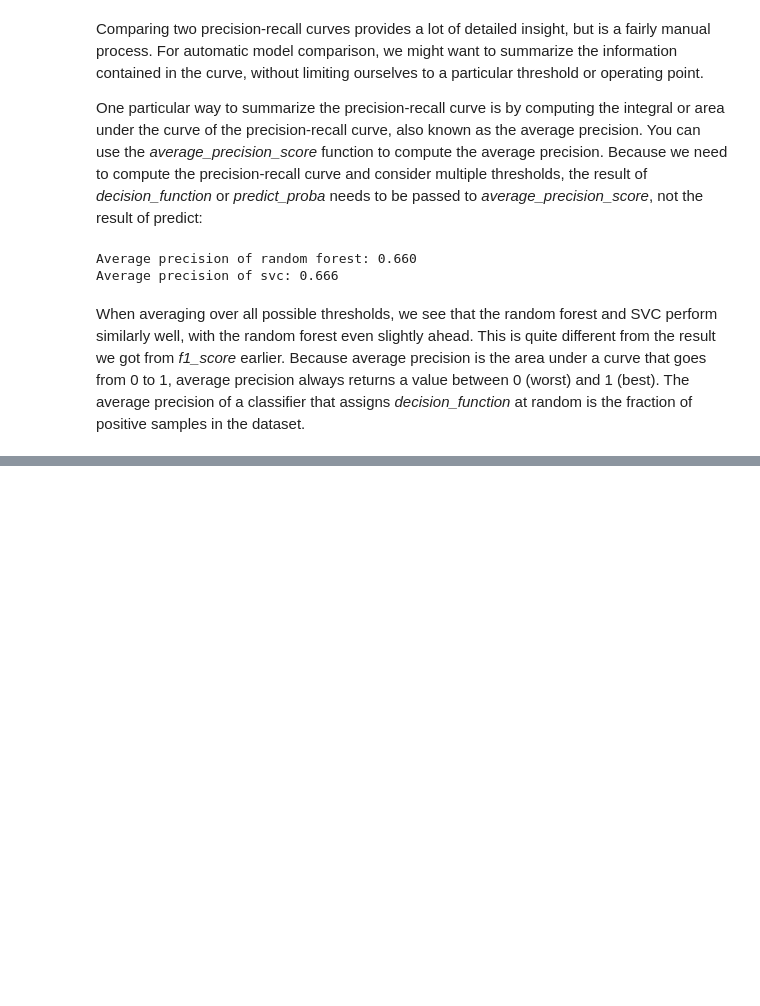
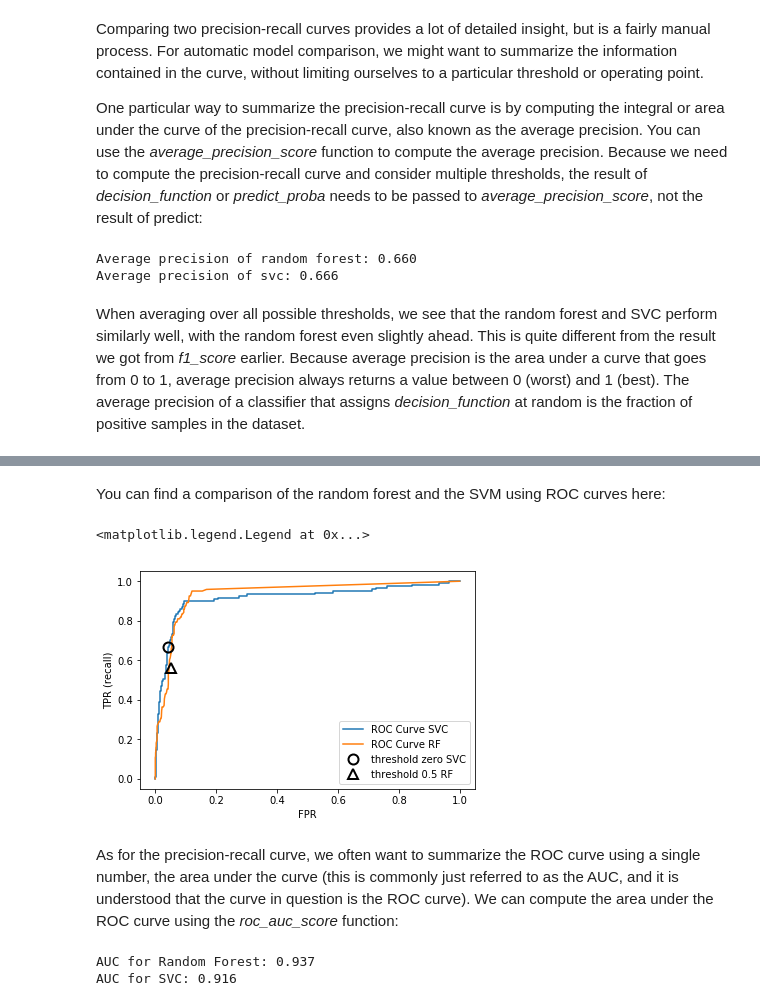
Before and after one commit to carlhinderer/python-ml-intro, a Jupyter notebook: notebooks/05_model_evaluation/c_evaluation_metrics.ipynb, the cells around one changed output, grey strips where cells are left out. Drawn from its saved outputs; the diff is of its cells as text; code cells hidden in the pictures; blank space fills up the shorter version.

```diff
--- a/notebooks/05_model_evaluation/c_evaluation_metrics.ipynb
+++ b/notebooks/05_model_evaluation/c_evaluation_metrics.ipynb
@@ -429,0 +456,33 @@ When averaging over all possible thresholds, we see that the random forest and S
+# %% [markdown]
+You can find a comparison of the random forest and the SVM using ROC curves here:
+# %%
+fpr_rf, tpr_rf, thresholds_rf = roc_curve(y_test, rf.predict_proba(X_test)[:, 1])
+
+plt.plot(fpr, tpr, label="ROC Curve SVC")
+plt.plot(fpr_rf, tpr_rf, label="ROC Curve RF")
+
+plt.xlabel("FPR")
+plt.ylabel("TPR (recall)")
+plt.plot(fpr[close_zero], tpr[close_zero], 'o', markersize=10,
+         label="threshold zero SVC", fillstyle="none", c='k', mew=2)
+close_default_rf = np.argmin(np.abs(thresholds_rf - 0.5))
+plt.plot(fpr_rf[close_default_rf], tpr[close_default_rf], '^', markersize=10,
+         label="threshold 0.5 RF", fillstyle="none", c='k', mew=2)
+
+plt.legend(loc=4)
+# %% [output]
+<matplotlib.legend.Legend at 0x...>
+[figure, added]
+# %% [markdown]
+As for the precision-recall curve, we often want to summarize the ROC curve using a single number, the area under the curve (this is commonly just referred to as the AUC, and it is understood that the curve in question is the ROC curve). We can compute the area under the ROC curve using the *roc_auc_score* function:
+# %%
+from sklearn.metrics import roc_auc_score
+
+rf_auc = roc_auc_score(y_test, rf.predict_proba(X_test)[:, 1])
+svc_auc = roc_auc_score(y_test, svc.decision_function(X_test))
+
+print("AUC for Random Forest: {:.3f}".format(rf_auc))
+print("AUC for SVC: {:.3f}".format(svc_auc))
+# %% [output]
+AUC for Random Forest: 0.937
+AUC for SVC: 0.916
```
Also changed, not shown: parts of 13 cells of this notebook.
